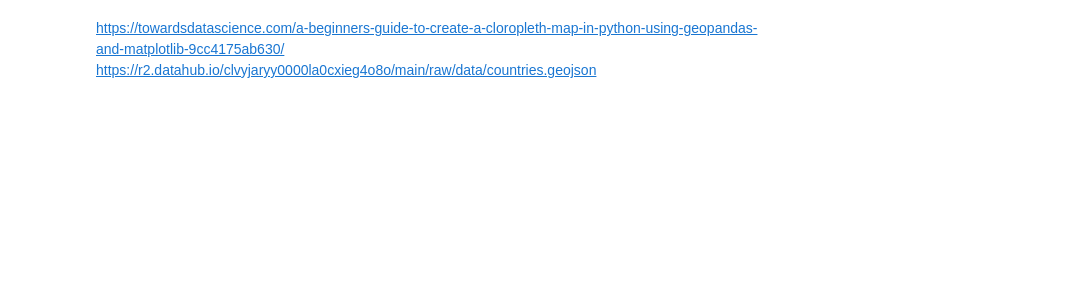
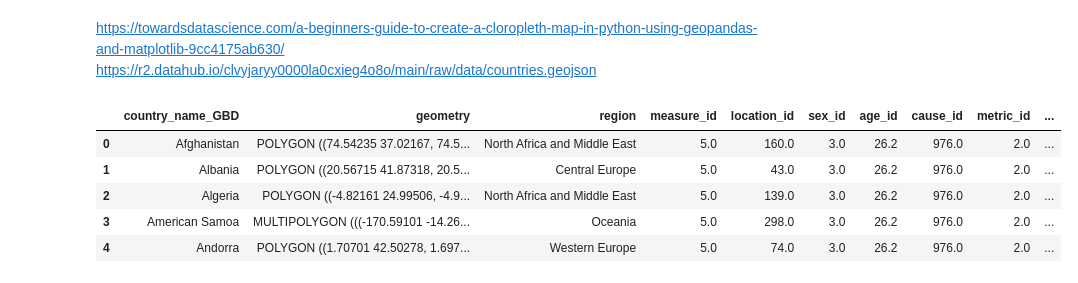
Before and after one commit to aldaszarnauskas/programming-for-data-analytics, a Jupyter notebook: project/project.ipynb, the cells around one changed output. Saved outputs shown, nothing was run; the diff lists cells and outputs as text; code cells hidden in the pictures; blank space fills up the shorter version.

```diff
--- a/project/project.ipynb
+++ b/project/project.ipynb
@@ -212,0 +309,10 @@ https://r2.datahub.io/clvyjaryy0000la0cxieg4o8o/main/raw/data/countries.geojson
+# %%
+data = gpd.GeoDataFrame(data)
+data.head()
+# %% [output]
+|  | country_name_GBD | geometry | region | measure_id | location_id | sex_id | age_id | cause_id | metric_id | ... |
+| 0 | Afghanistan | POLYGON ((74.54235 37.02167, 74.5... | North Africa and Middle East | 5.0 | 160.0 | 3.0 | 26.2 | 976.0 | 2.0 | ... |
+| 1 | Albania | POLYGON ((20.56715 41.87318, 20.5... | Central Europe | 5.0 | 43.0 | 3.0 | 26.2 | 976.0 | 2.0 | ... |
+| 2 | Algeria | POLYGON ((-4.82161 24.99506, -4.9... | North Africa and Middle East | 5.0 | 139.0 | 3.0 | 26.2 | 976.0 | 2.0 | ... |
+| 3 | American Samoa | MULTIPOLYGON (((-170.59101 -14.26... | Oceania | 5.0 | 298.0 | 3.0 | 26.2 | 976.0 | 2.0 | ... |
+| 4 | Andorra | POLYGON ((1.70701 42.50278, 1.697... | Western Europe | 5.0 | 74.0 | 3.0 | 26.2 | 976.0 | 2.0 | ... |
```
Also changed, not shown: parts of 13 cells of this notebook, 2 other files.
